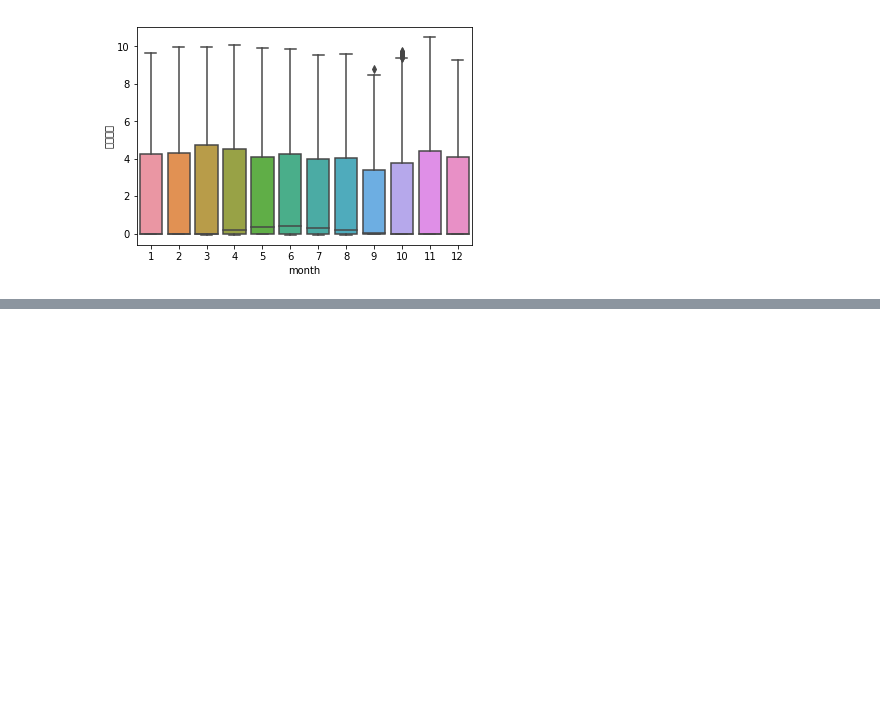
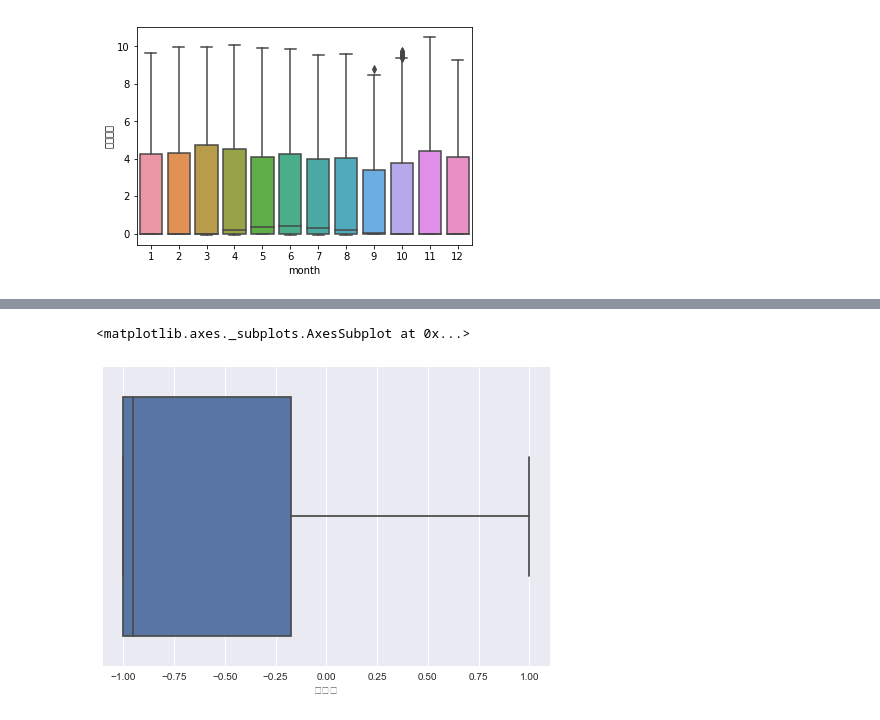
Before and after one commit to EvilPsyCHo/competition, a Jupyter notebook: gngf/notebook/EDA 20181105.ipynb, the cells around one changed output, grey strips where cells are left out. Drawn from its saved outputs; the diff is of its cells as text; code cells hidden in the pictures; blank space fills up the shorter version.

```diff
--- a/gngf/notebook/EDA 20181105.ipynb
+++ b/gngf/notebook/EDA 20181105.ipynb
@@ -142,0 +212,5 @@ sns.boxplot(x='month', y='实际功率', data=t1)
+# %%
+sns.boxplot(t1["辐照度"])
+# %% [output]
+<matplotlib.axes._subplots.AxesSubplot at 0x...>
+[figure, added]
```
Also changed, not shown: parts of 21 cells of this notebook, 4 other files.
